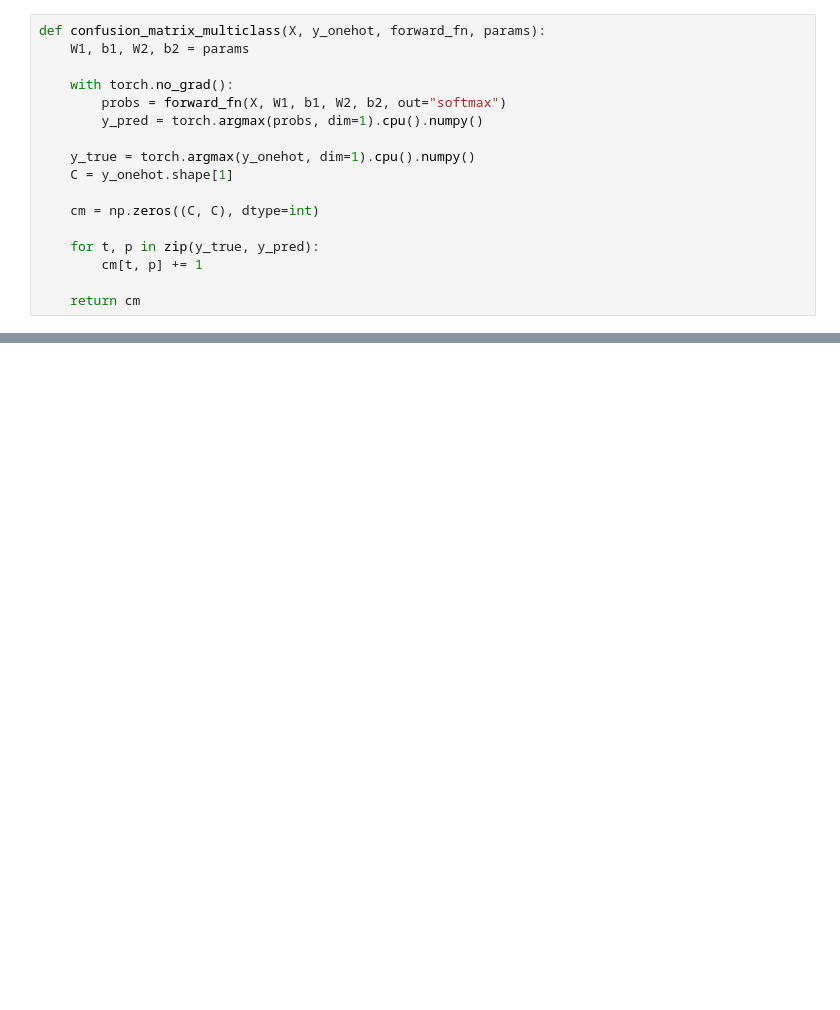
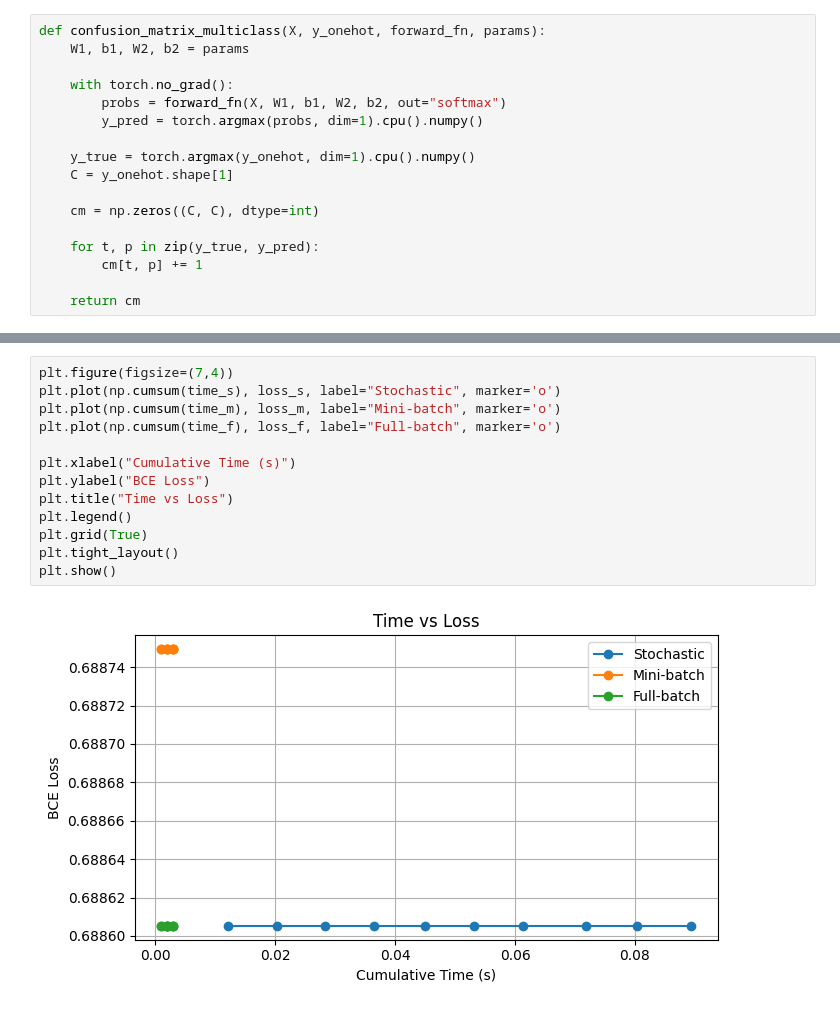
Before and after one commit to sanjaykn8/DL_Lab, a Jupyter notebook: ex2/triple.ipynb, the cells around one changed output, grey strips where cells are left out. Cells and saved outputs as stored; diff of their text form; blank space fills up the shorter version.

```diff
--- a/ex2/triple.ipynb
+++ b/ex2/triple.ipynb
@@ -171,0 +304,15 @@ plt.show()
+# %%
+plt.figure(figsize=(7,4))
+plt.plot(np.cumsum(time_s), loss_s, label="Stochastic", marker='o')
+plt.plot(np.cumsum(time_m), loss_m, label="Mini-batch", marker='o')
+plt.plot(np.cumsum(time_f), loss_f, label="Full-batch", marker='o')
+
+plt.xlabel("Cumulative Time (s)")
+plt.ylabel("BCE Loss")
+plt.title("Time vs Loss")
+plt.legend()
+plt.grid(True)
+plt.tight_layout()
+plt.show()
+# %% [output]
+[figure, added]
```
Also changed, not shown: parts of 15 cells of this notebook, 2 other files.
